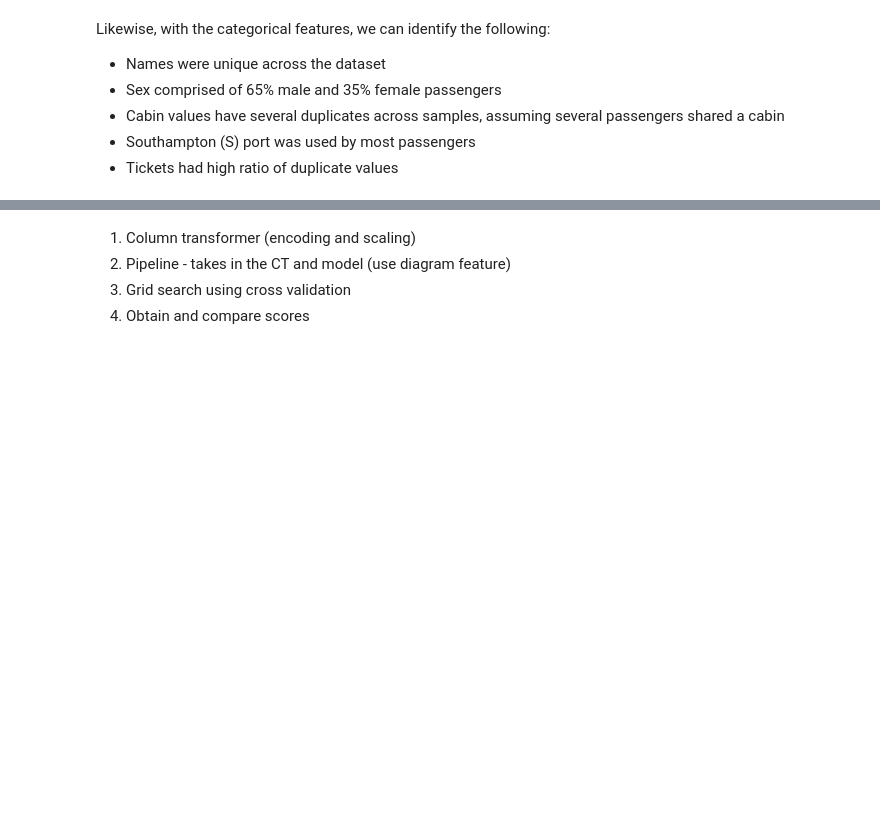
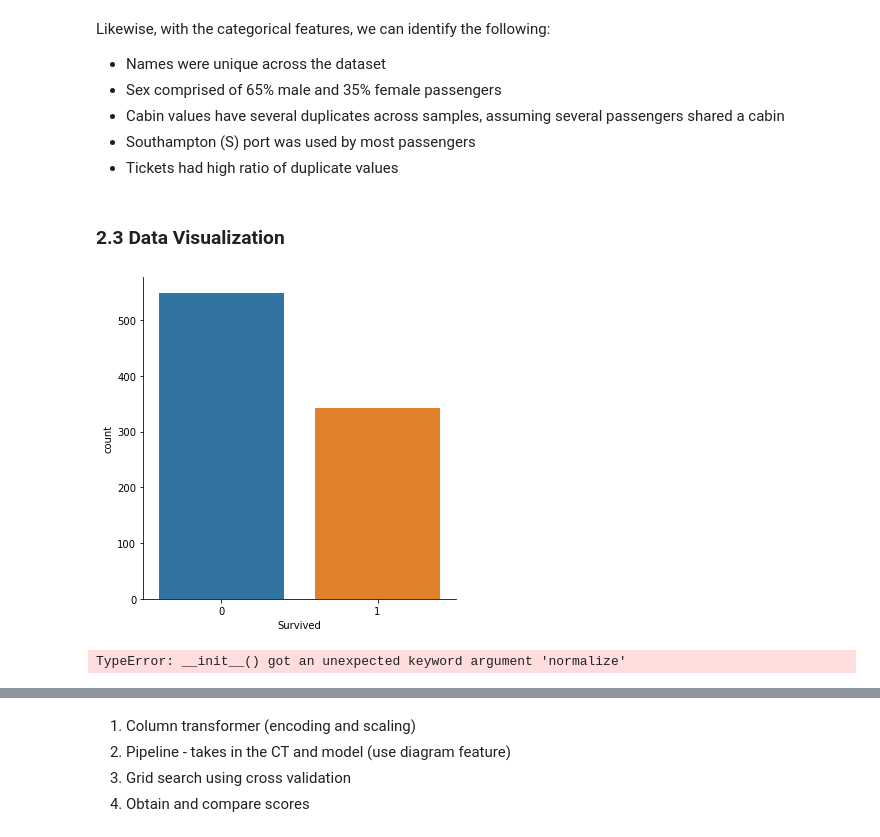
Before and after one commit to acsaeng/kaggle-titanic-ml-competition, a Jupyter notebook: project.ipynb, the cells around one changed output, grey strips where cells are left out. Saved outputs shown, nothing was run; the diff lists cells and outputs as text; code cells hidden in the pictures; blank space fills up the shorter version.

Commit message:
Added data visualization plots

```diff
--- a/project.ipynb
+++ b/project.ipynb
@@ -168,3 +168,14 @@ Likewise, with the categorical features, we can identify the following:
 - Cabin values have several duplicates across samples, assuming several passengers shared a cabin
 - Southampton (S) port was used by most passengers
 - Tickets had high ratio of duplicate values
+# %% [markdown]
+### 2.3 Data Visualization
+# %%
+sns.catplot(x='Survived', data=data, kind='count');
+# %% [output]
+[figure, added]
+# %%
+age_hist = sns.FacetGrid(data, col='Survived')
+age_hist.map(plt.hist, 'Age', bins=20);
+# %% [output]
+TypeError: __init__() got an unexpected keyword argument 'normalize'
```
Also changed, not shown: parts of 3 cells of this notebook.
